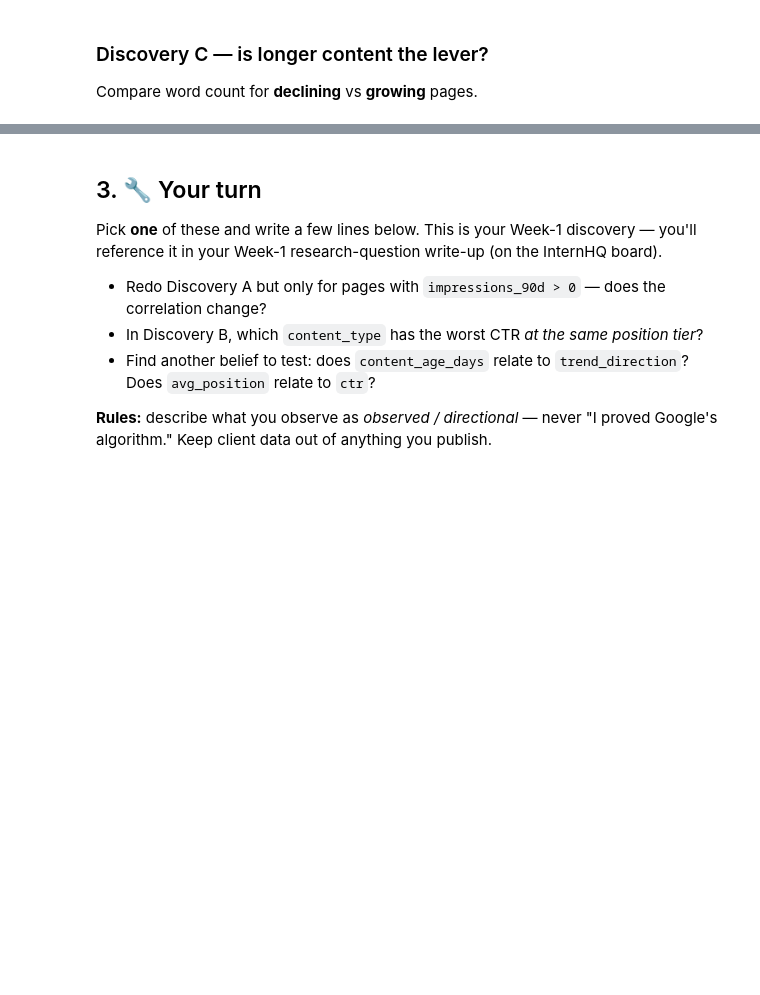
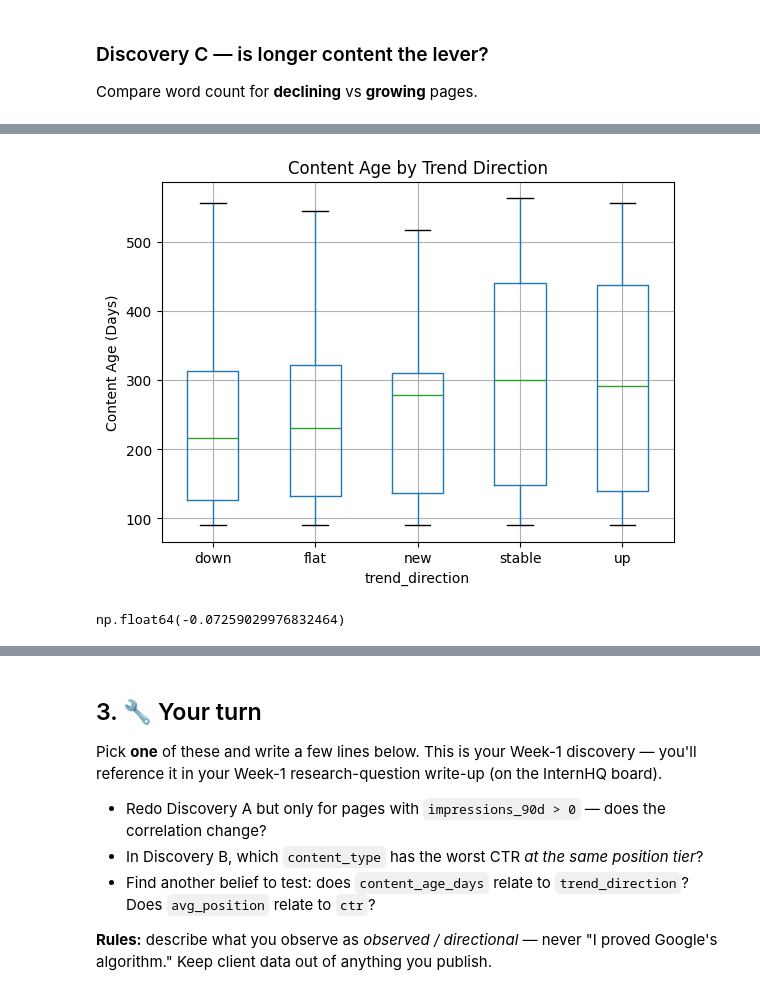
Before and after one commit to Wajiha-Waqar/FlyRankInternship, a Jupyter notebook: notebooks/01_first_look_and_discovery.ipynb, the cells around one changed output, grey strips where cells are left out. Cells and saved outputs as stored; diff of their text form; code cells hidden in the pictures; blank space fills up the shorter version.

```diff
--- a/notebooks/01_first_look_and_discovery.ipynb
+++ b/notebooks/01_first_look_and_discovery.ipynb
@@ -96,0 +165,18 @@ print("\n'down' vs 'up' pages have almost the same median word count -> length i
+# %%
+import matplotlib.pyplot as plt
+
+df.boxplot(
+    column="content_age_days",
+    by="trend_direction"
+)
+
+plt.title("Content Age by Trend Direction")
+plt.suptitle("")
+plt.ylabel("Content Age (Days)")
+plt.show()
+# %% [output]
+[figure, added]
+# %%
+df["avg_position"].corr(df["ctr"])
+# %% [output]
+np.float64(-0.07259029976832464)
```
Also changed, not shown: parts of 10 cells of this notebook.
